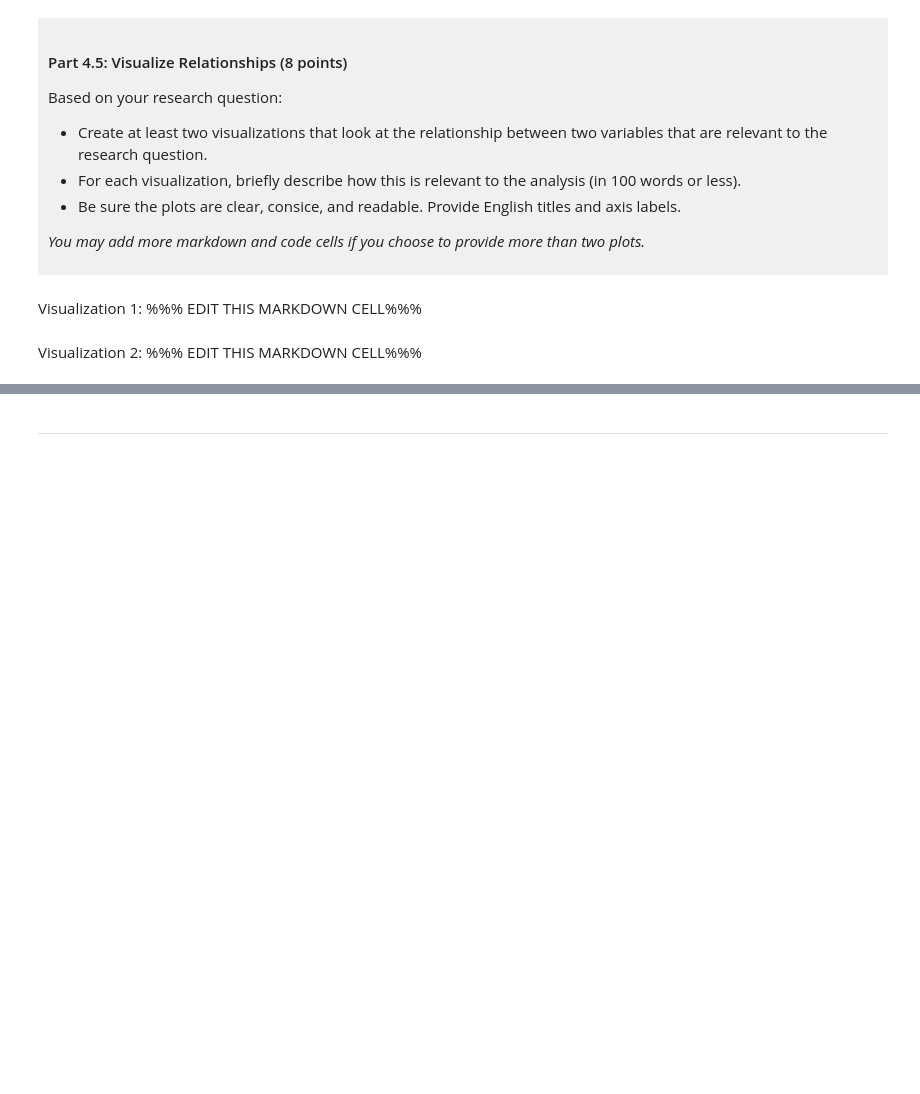
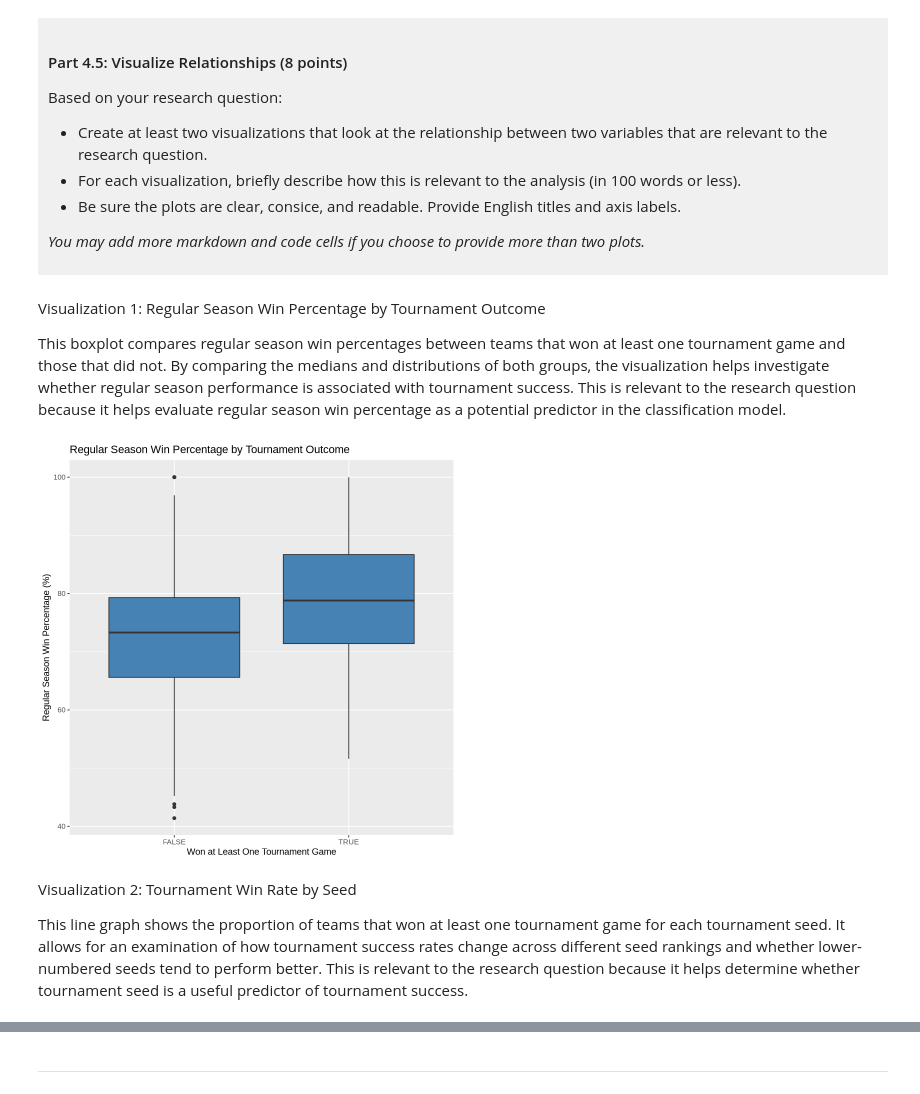
Before and after one commit to mattjmoon13-png/Matthew_Moon_DSCI100_Project, a Jupyter notebook: dsci-100-project-notebook.ipynb, the cells around one changed output, grey strips where cells are left out. Cells and saved outputs as stored; diff of their text form; code cells hidden in the pictures; blank space fills up the shorter version.

```diff
--- a/dsci-100-project-notebook.ipynb
+++ b/dsci-100-project-notebook.ipynb
@@ -323,9 +371,24 @@ Based on your research question:
 *You may add more markdown and code cells if you choose to provide more than two plots.*
 </div>
 # %% [markdown]
-Visualization 1: %%% EDIT THIS MARKDOWN CELL%%%
+Visualization 1: Regular Season Win Percentage by Tournament Outcome
+
+This boxplot compares regular season win percentages between teams that won at least one tournament game and those that did not. By comparing the medians and distributions of both groups, the visualization helps investigate whether regular season performance is associated with tournament success. This is relevant to the research question because it helps evaluate regular season win percentage as a potential predictor in the classification model.
 # %%
-### EDIT THIS CODE CELL FOR VISUALIZATION 1###
+march_madness_boxplot <- march_madness_tidy |>
+    ggplot(aes(x = won_tourney_game, y = reg_wins_pct)) +
+    geom_boxplot(fill = "steelblue") +
+    labs(
+        title = "Regular Season Win Percentage by Tournament Outcome",
+        x = "Won at Least One Tournament Game",
+        y = "Regular Season Win Percentage (%)")
+
+# Display the boxplot
+march_madness_boxplot
+# %% [output]
+[figure, added]
 # %% [markdown]
-Visualization 2: %%% EDIT THIS MARKDOWN CELL%%%
+Visualization 2: Tournament Win Rate by Seed
+
+This line graph shows the proportion of teams that won at least one tournament game for each tournament seed. It allows for an examination of how tournament success rates change across different seed rankings and whether lower-numbered seeds tend to perform better. This is relevant to the research question because it helps determine whether tournament seed is a useful predictor of tournament success.
 # %%
```
Also changed, not shown: parts of 9 cells of this notebook.
